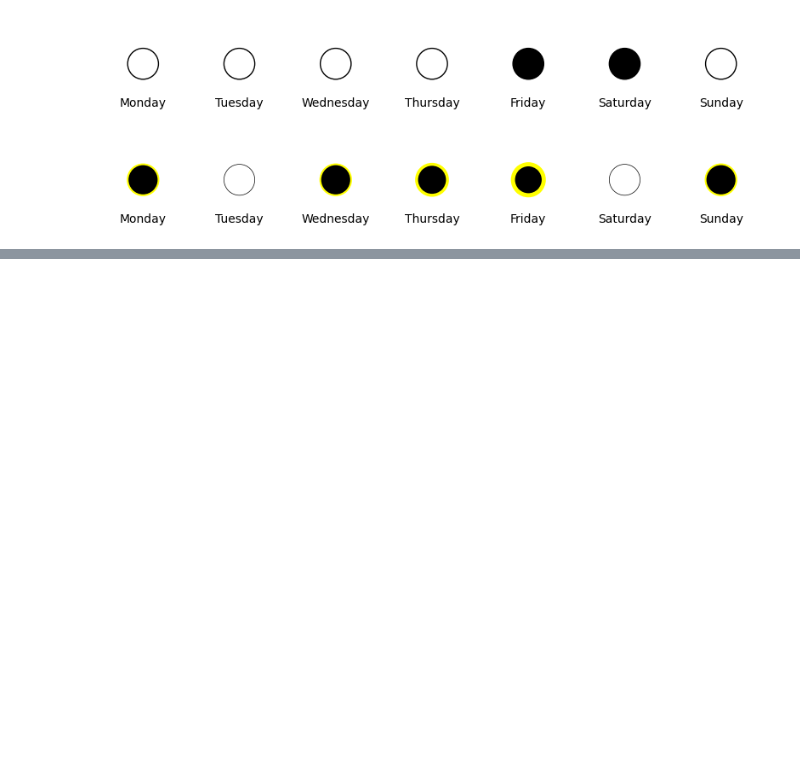
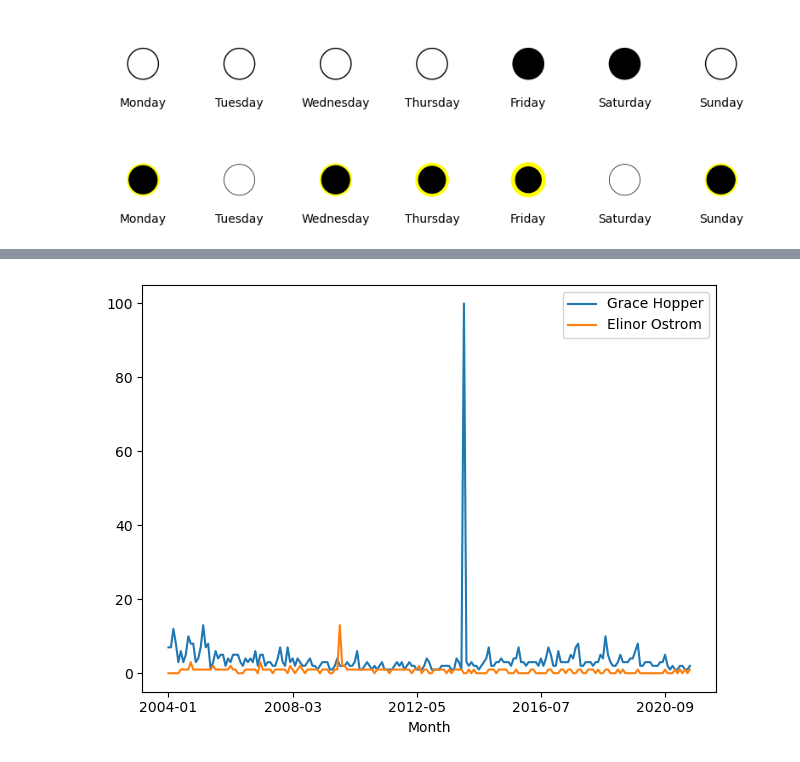
Before and after one commit to alexanderthclark/Matplotlib-for-Storytellers, a Jupyter notebook: python/Poetry-Figure-Dev.ipynb, the cells around one changed output, grey strips where cells are left out. Drawn from its saved outputs; the diff is of its cells as text; code cells hidden in the pictures; blank space fills up the shorter version.

```diff
--- a/python/Poetry-Figure-Dev.ipynb
+++ b/python/Poetry-Figure-Dev.ipynb
@@ -170,0 +188,7 @@ savepy('violin-streak')
+# %%
+df.plot()
+#truncate
+plt.tight_layout()
+plt.savefig("df-plot.pdf")
+# %% [output]
+[figure, added]
```
Also changed, not shown: parts of 16 cells of this notebook, 27 other files.
